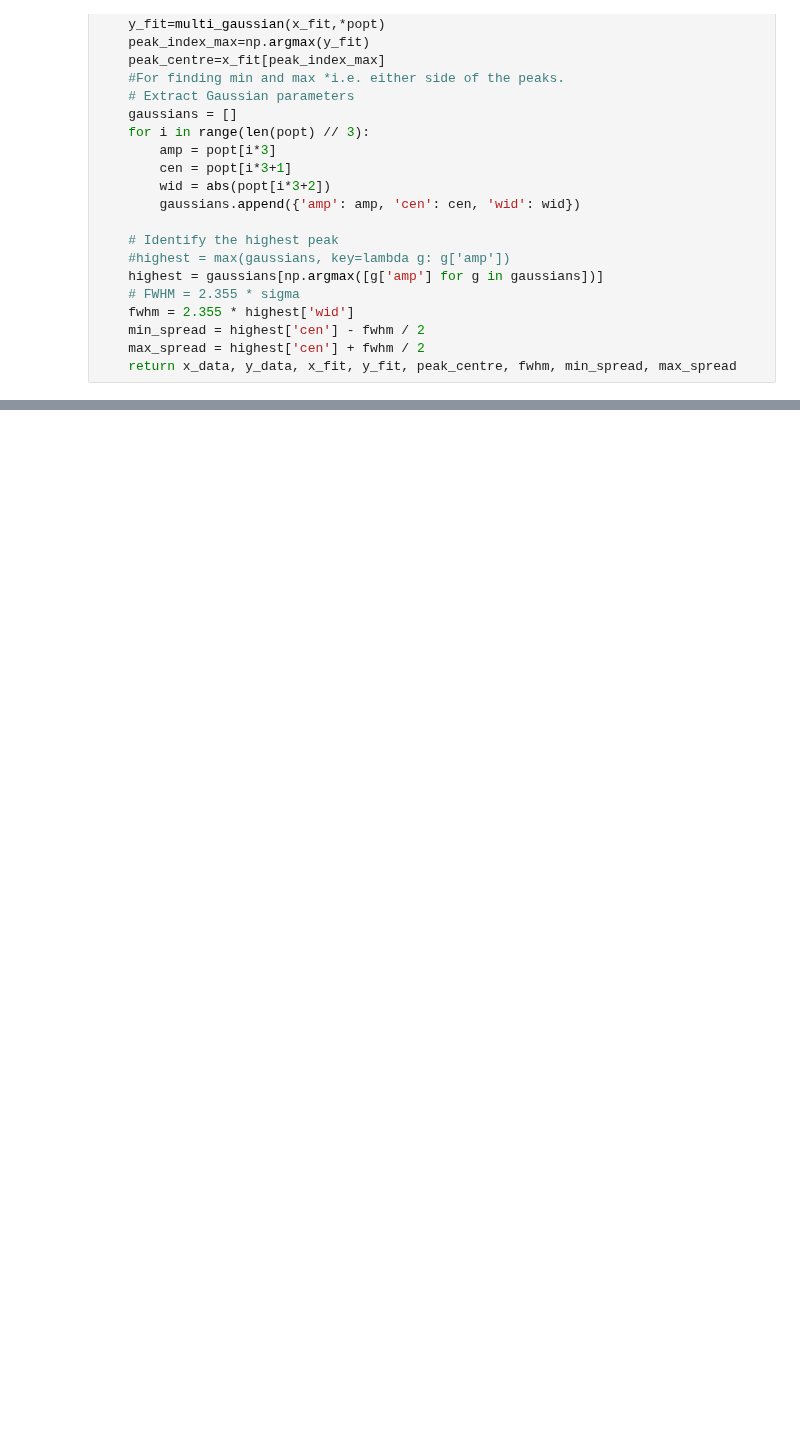
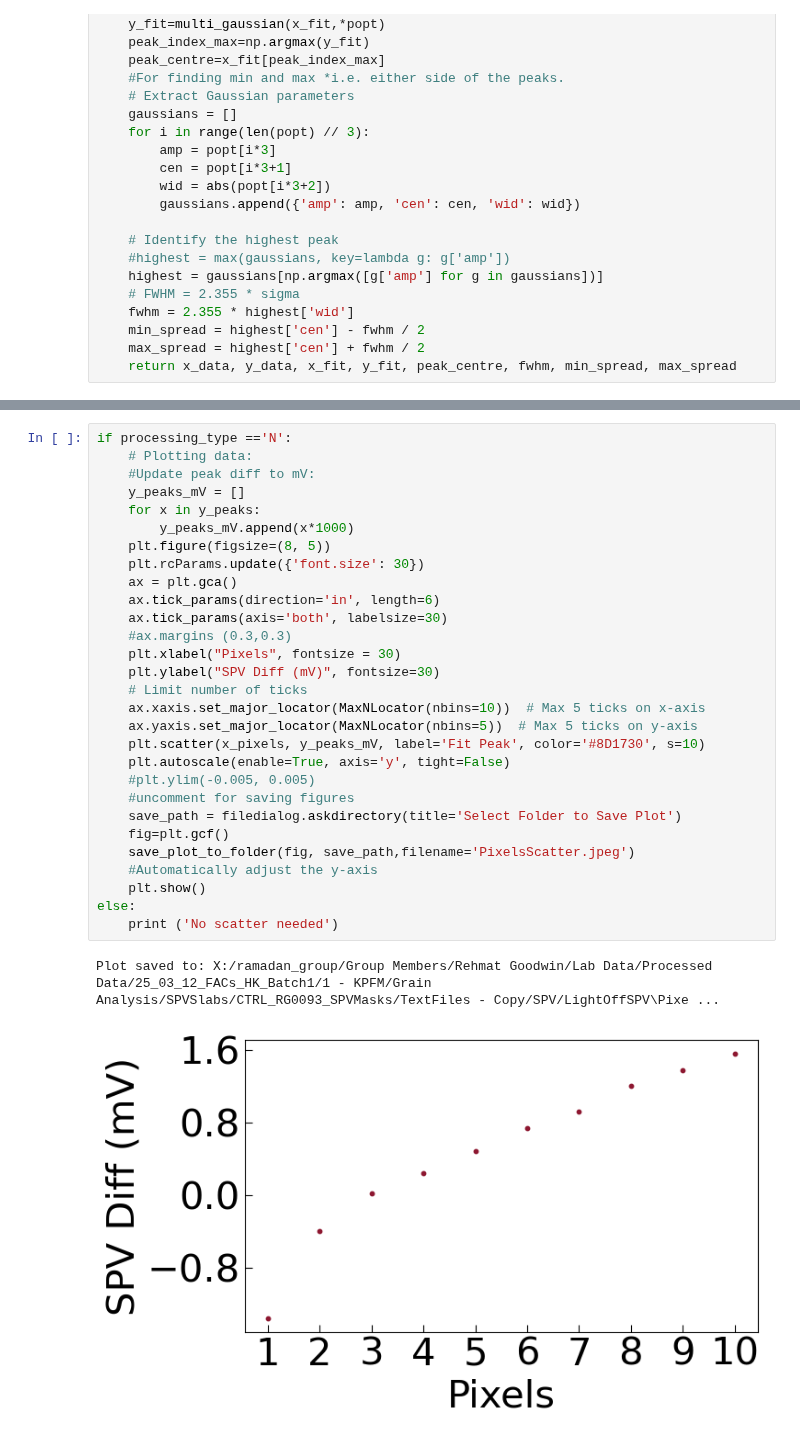
Before and after one commit to RamadanLab/KPFM_processing, a Jupyter notebook: GrainAnalysis.ipynb, the cells around one changed output, grey strips where cells are left out. Drawn from its saved outputs; the diff is of its cells as text; blank space fills up the shorter version.

```diff
--- a/GrainAnalysis.ipynb
+++ b/GrainAnalysis.ipynb
@@ -336,0 +415,32 @@ Diff of GB/GI =0.0005530479597278815
+# %%
+if processing_type =='N':
+    # Plotting data:
+    #Update peak diff to mV:
+    y_peaks_mV = []
+    for x in y_peaks:
+        y_peaks_mV.append(x*1000)
+    plt.figure(figsize=(8, 5))
+    plt.rcParams.update({'font.size': 30})
+    ax = plt.gca()
+    ax.tick_params(direction='in', length=6)
+    ax.tick_params(axis='both', labelsize=30)
+    #ax.margins (0.3,0.3)
+    plt.xlabel("Pixels", fontsize = 30)
+    plt.ylabel("SPV Diff (mV)", fontsize=30)
+    # Limit number of ticks
+    ax.xaxis.set_major_locator(MaxNLocator(nbins=10))  # Max 5 ticks on x-axis
+    ax.yaxis.set_major_locator(MaxNLocator(nbins=5))  # Max 5 ticks on y-axis
+    plt.scatter(x_pixels, y_peaks_mV, label='Fit Peak', color='#8D1730', s=10)
+    plt.autoscale(enable=True, axis='y', tight=False)
+    #plt.ylim(-0.005, 0.005)
+    #uncomment for saving figures
+    save_path = filedialog.askdirectory(title='Select Folder to Save Plot')
+    fig=plt.gcf()
+    save_plot_to_folder(fig, save_path,filename='PixelsScatter.jpeg')
+    #Automatically adjust the y-axis
+    plt.show()
+else:
+    print ('No scatter needed')
+# %% [output]
+Plot saved to: X:/ramadan_group/Group Members/Rehmat Goodwin/Lab Data/Processed Data/25_03_12_FACs_HK_Batch1/1 - KPFM/Grain Analysis/SPVSlabs/CTRL_RG0093_SPVMasks/TextFiles - Copy/SPV/LightOffSPV\Pixe ...
+[figure, added]
```
Also changed, not shown: parts of 4 cells of this notebook.
